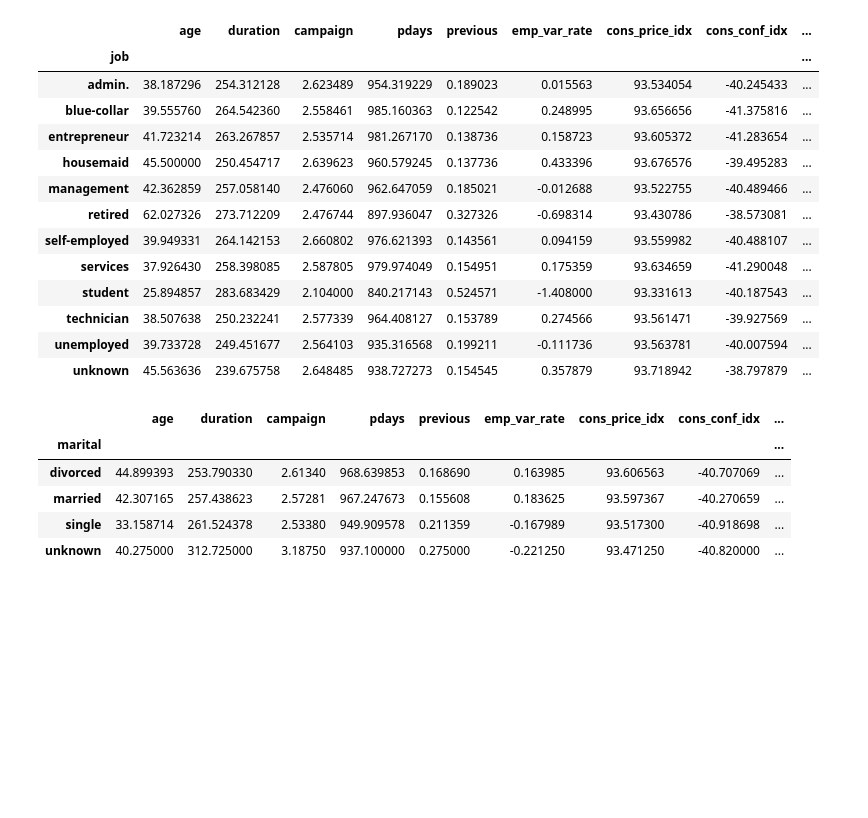
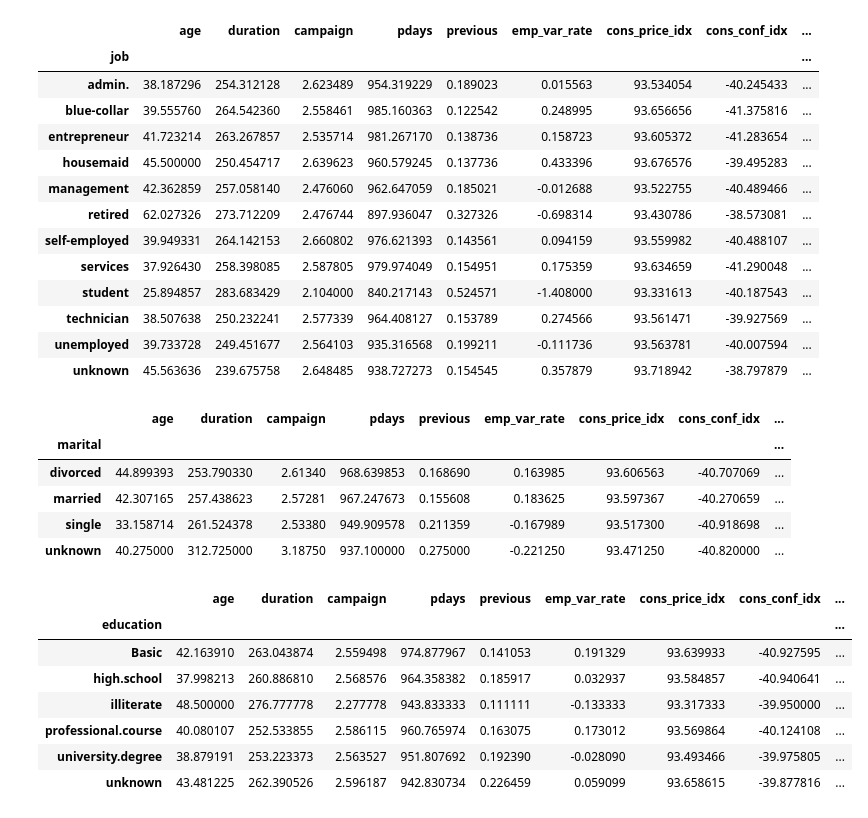
Before and after one commit to georgiev-ventsi/logistic-regression, a Jupyter notebook: logistical-regression.ipynb, the cells around one changed output. Saved outputs shown, nothing was run; the diff lists cells and outputs as text; code cells hidden in the pictures; blank space fills up the shorter version.

Commit message:
calculate categorical means for 'education'

```diff
--- a/logistical-regression.ipynb
+++ b/logistical-regression.ipynb
@@ -218,3 +218,14 @@ main_data.groupby('marital').mean()
 | married | 42.307165 | 257.438623 | 2.57281 | 967.247673 | 0.155608 | 0.183625 | 93.597367 | -40.270659 | ... |
 | single | 33.158714 | 261.524378 | 2.53380 | 949.909578 | 0.211359 | -0.167989 | 93.517300 | -40.918698 | ... |
 | unknown | 40.275000 | 312.725000 | 3.18750 | 937.100000 | 0.275000 | -0.221250 | 93.471250 | -40.820000 | ... |
+# %%
+main_data.groupby('education').mean()
+# %% [output]
+|  | age | duration | campaign | pdays | previous | emp_var_rate | cons_price_idx | cons_conf_idx | ... |
+| education |  |  |  |  |  |  |  |  | ... |
+| Basic | 42.163910 | 263.043874 | 2.559498 | 974.877967 | 0.141053 | 0.191329 | 93.639933 | -40.927595 | ... |
+| high.school | 37.998213 | 260.886810 | 2.568576 | 964.358382 | 0.185917 | 0.032937 | 93.584857 | -40.940641 | ... |
+| illiterate | 48.500000 | 276.777778 | 2.277778 | 943.833333 | 0.111111 | -0.133333 | 93.317333 | -39.950000 | ... |
+| professional.course | 40.080107 | 252.533855 | 2.586115 | 960.765974 | 0.163075 | 0.173012 | 93.569864 | -40.124108 | ... |
+| university.degree | 38.879191 | 253.223373 | 2.563527 | 951.807692 | 0.192390 | -0.028090 | 93.493466 | -39.975805 | ... |
+| unknown | 43.481225 | 262.390526 | 2.596187 | 942.830734 | 0.226459 | 0.059099 | 93.658615 | -39.877816 | ... |
```
